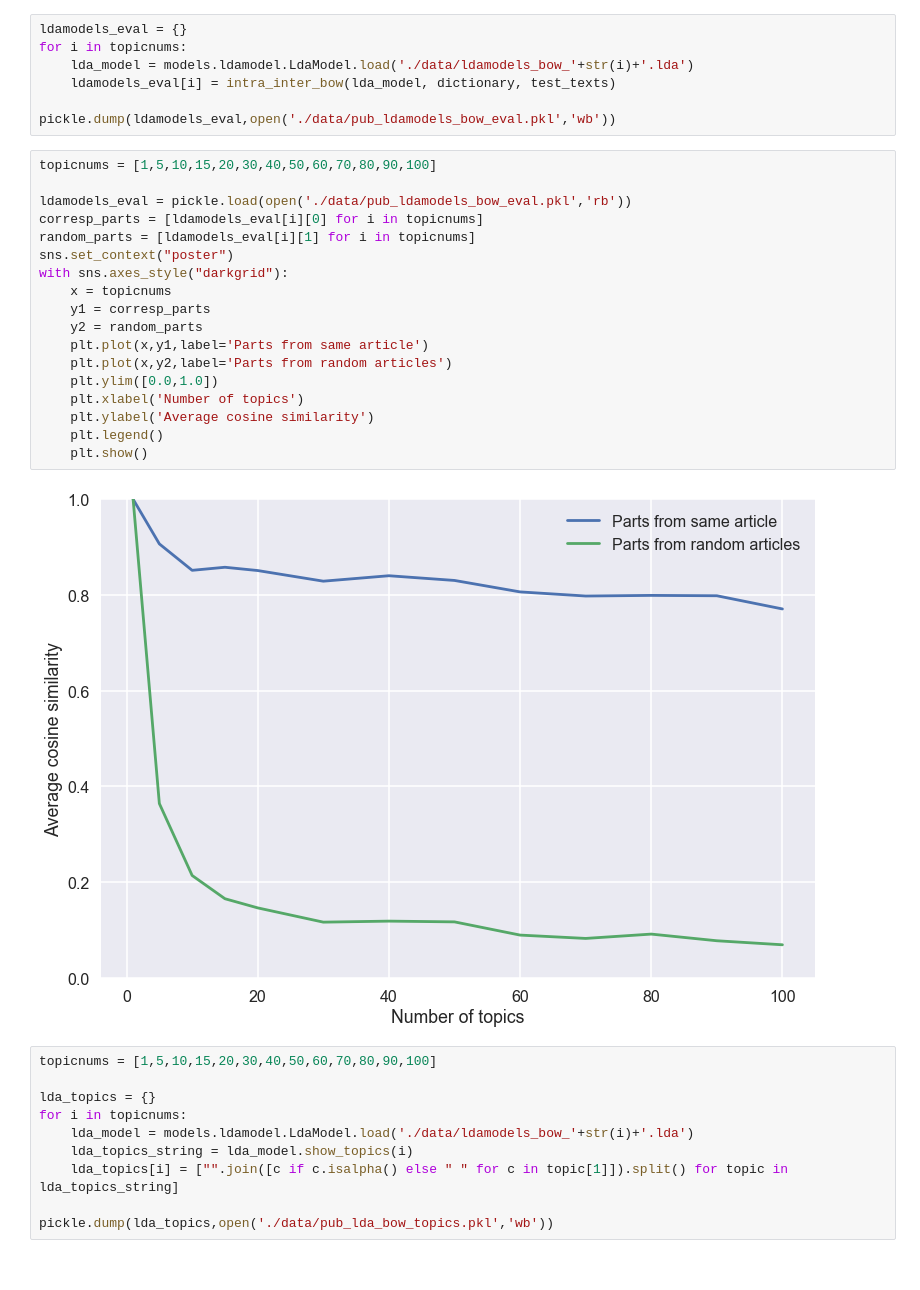
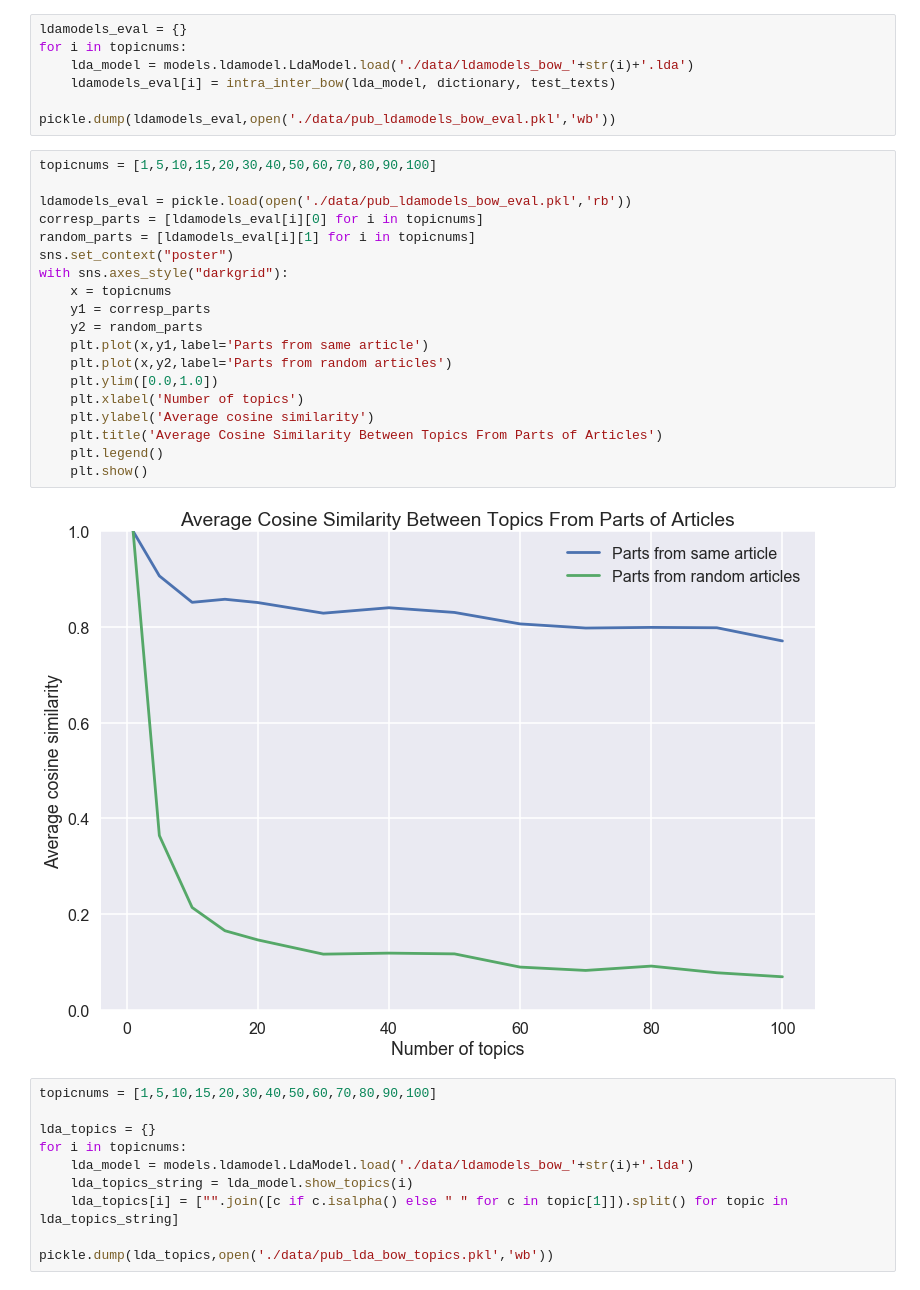
Before and after one commit to huangy22/NewsRecommender, a Jupyter notebook: 3_topics_extraction_with_lda.ipynb, the cells around one changed output. Drawn from its saved outputs; the diff is of its cells as text.

```diff
--- a/3_topics_extraction_with_lda.ipynb
+++ b/3_topics_extraction_with_lda.ipynb
@@ -220,23 +220,24 @@ pickle.dump(ldamodels_eval,open('./data/pub_ldamodels_bow_eval.pkl','wb'))
 # %%
 topicnums = [1,5,10,15,20,30,40,50,60,70,80,90,100]
 
 ldamodels_eval = pickle.load(open('./data/pub_ldamodels_bow_eval.pkl','rb'))
 corresp_parts = [ldamodels_eval[i][0] for i in topicnums]
 random_parts = [ldamodels_eval[i][1] for i in topicnums]
 sns.set_context("poster")
 with sns.axes_style("darkgrid"):
     x = topicnums
     y1 = corresp_parts
     y2 = random_parts
     plt.plot(x,y1,label='Parts from same article')
     plt.plot(x,y2,label='Parts from random articles')
     plt.ylim([0.0,1.0])
     plt.xlabel('Number of topics')
     plt.ylabel('Average cosine similarity')
+    plt.title('Average Cosine Similarity Between Topics From Parts of Articles')
     plt.legend()
     plt.show()
 # %% [output]
-[figure, old version]
+[figure, new version]
 # %%
 topicnums = [1,5,10,15,20,30,40,50,60,70,80,90,100]
 
```
Also changed, not shown: parts of 9 cells of this notebook, 16 other files.
